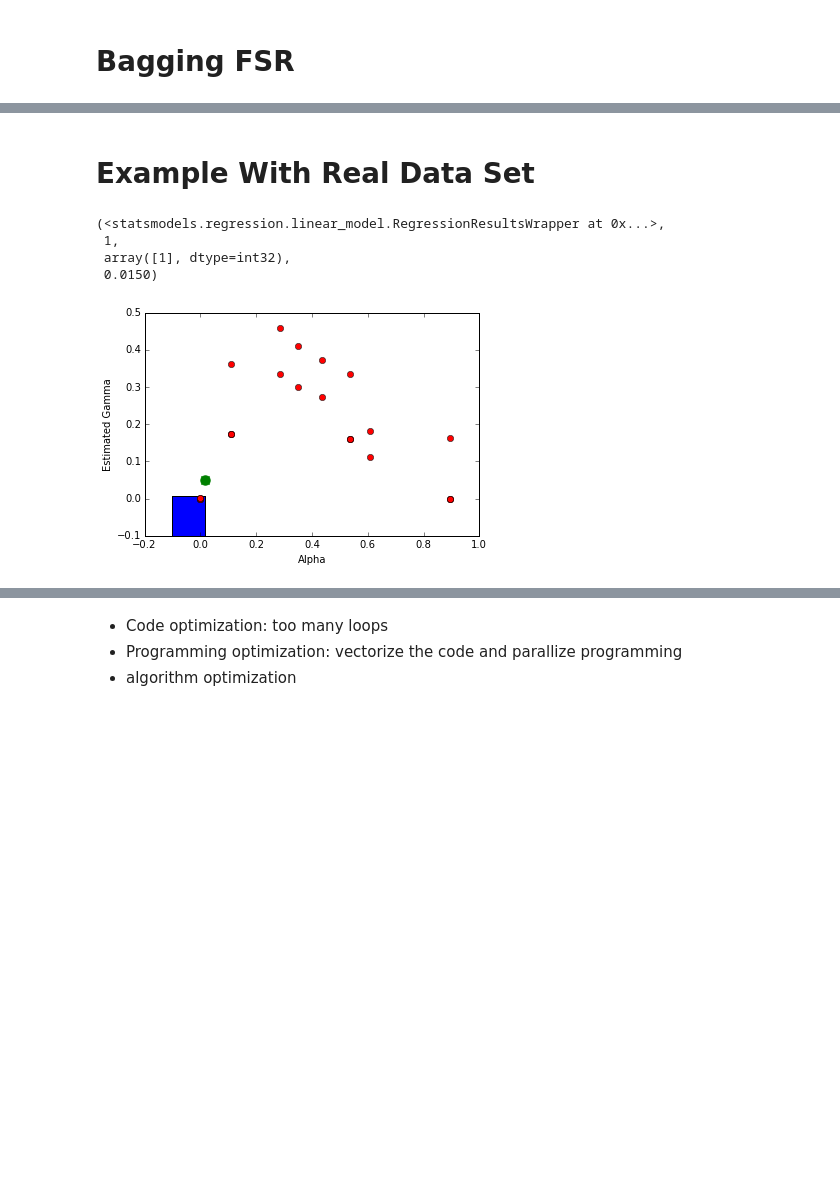
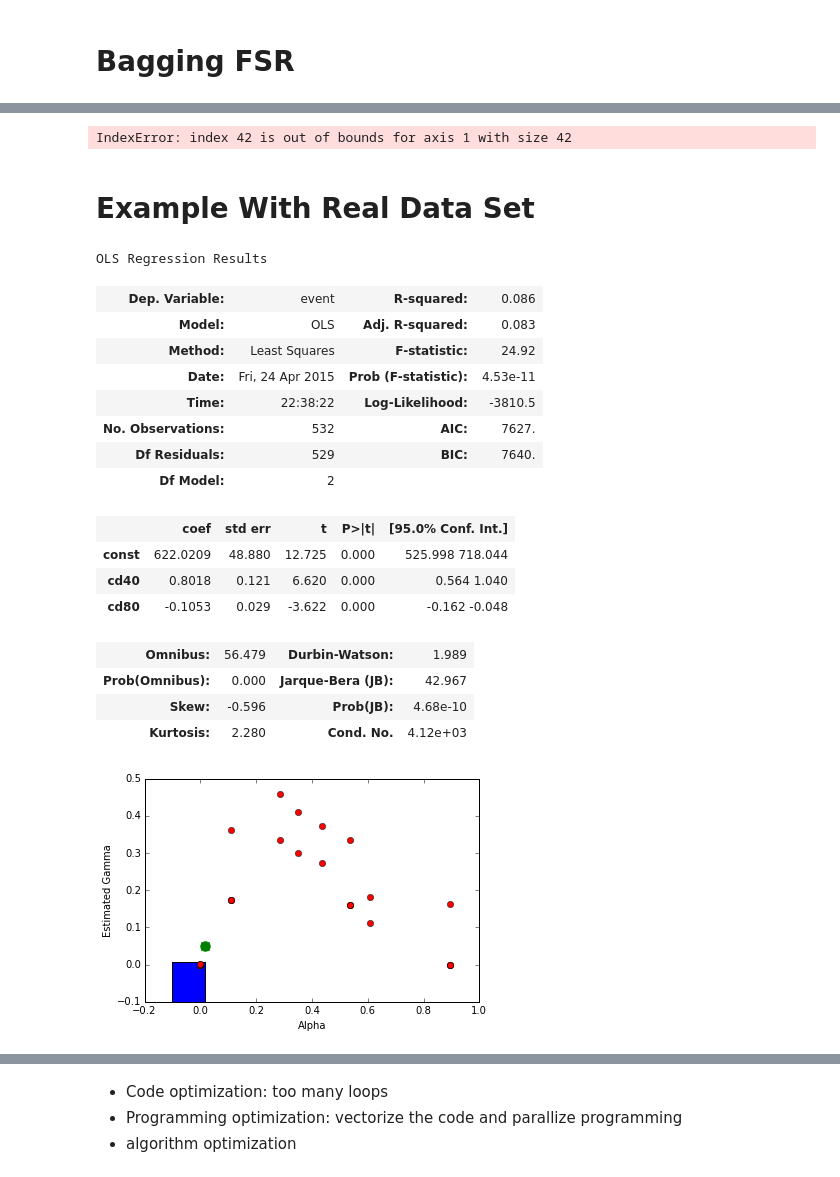
Before and after one commit to yc205/663-final-project, a Jupyter notebook: final draft 1.ipynb, the cells around one changed output, grey strips where cells are left out. Drawn from its saved outputs; the diff is of its cells as text; code cells hidden in the pictures; blank space fills up the shorter version.

```diff
--- a/final draft 1.ipynb
+++ b/final draft 1.ipynb
@@ -21,6 +21,29 @@ p2=importr('stats')
 # %% [output]
 The rpy2.ipython extension is already loaded. To reload it, use:
   %reload_ext rpy2.ipython
+# %%
+def io13():
+    """Numpy loadtxt."""
+    df = pd.read_csv('actg.175.trt0.txt',delim_whitespace=True)
+    x = DataFrame(df, columns = ['cd40','cd80','age','wtkg','karnof','hemo','homo','drugs','race','gender','str2','symptom'])
+    y = df.ix[:,2]
+    x_15 = x.ix[:,0:5]
+    x.ix[:,0:5] = x_15-x_15.mean()
+    quadratic = (x.ix[:,0:5])**2
+    count=-1
+    new = np.zeros(shape=(df.shape[0],66))
+    for i in range(x.shape[1]):
+      for j in range(i+1,x.shape[1]):
+           count = count+1
+           new[:,count] = x.ix[:,i] * x.ix[:,j]
+    X = DataFrame(df, columns = ['hemo','homo','drugs','race','gender','str2','symptom'])
+    x = np.concatenate((x_15,X,quadratic,new),axis=1)
+    x = pd.DataFrame(x)
+    x.ix[:,63]=np.random.normal(0, 1, x.shape[0])
+    return y,x
+
+y = io13()[0]
+x = io13()[1]
 # %% [markdown]
 # FSR Function Code
 # %%
@@ -100,3 +222,16 @@ print hold[0,1]
+# %%
+X=X[list(X.columns.values[list((np.array(out_x[7])-1)[0:size1])])]
+X=sm.add_constant(X)
+if(size1>1):
+   x_ind=(np.array(out_x[7])-1)[0:size1]
+else:
+   x_ind=0
+if (size1==1):
+    mod = np.mean(Y)
+else:
+    mod = sm.OLS(Y, X).fit()
+# %% [output]
+IndexError: index 42 is out of bounds for axis 1 with size 42
 # %%
 def bag_fsr(x,y,B,gam0):
   m = x.shape[1]
@@ -118,14 +253,27 @@ def bag_fsr(x,y,B,gam0):
 # %%
 # Real Case 1: 12 linear variables
 df = pd.read_csv('actg.175.trt0.txt',delim_whitespace=True)
 x = DataFrame(df, columns = ['cd40','cd80','age','wtkg','karnof','hemo','homo','drugs','race','gender','str2','symptom'])
 y = df.ix[:,2]
-fsr_fast(x,y,0.05,4,1)
+fsr_fast(x,y,0.05,4,1)[0].summary()
 # %% [output]
-(<statsmodels.regression.linear_model.RegressionResultsWrapper at 0x...>,
- 1,
- array([1], dtype=int32),
- 0.0150)
+OLS Regression Results
+| Dep. Variable: | event | R-squared: | 0.086 |
+| Model: | OLS | Adj. R-squared: | 0.083 |
+| Method: | Least Squares | F-statistic: | 24.92 |
+| Date: | Fri, 24 Apr 2015 | Prob (F-statistic): | 4.53e-11 |
+| Time: | 22:38:22 | Log-Likelihood: | -3810.5 |
+| No. Observations: | 532 | AIC: | 7627. |
+| Df Residuals: | 529 | BIC: | 7640. |
+| Df Model: | 2 |  |  |
+|  | coef | std err | t | P>|t| | [95.0% Conf. Int.] |
+| const | 622.0209 | 48.880 | 12.725 | 0.000 | 525.998 718.044 |
+| cd40 | 0.8018 | 0.121 | 6.620 | 0.000 | 0.564 1.040 |
+| cd80 | -0.1053 | 0.029 | -3.622 | 0.000 | -0.162 -0.048 |
+| Omnibus: | 56.479 | Durbin-Watson: | 1.989 |
+| Prob(Omnibus): | 0.000 | Jarque-Bera (JB): | 42.967 |
+| Skew: | -0.596 | Prob(JB): | 4.68e-10 |
+| Kurtosis: | 2.280 | Cond. No. | 4.12e+03 |
 [figure]
 # %%
 # Two function of cleaning the data and created the quadratic and interaction variables 83 variables
```
Also changed, not shown: parts of 8 cells of this notebook.
